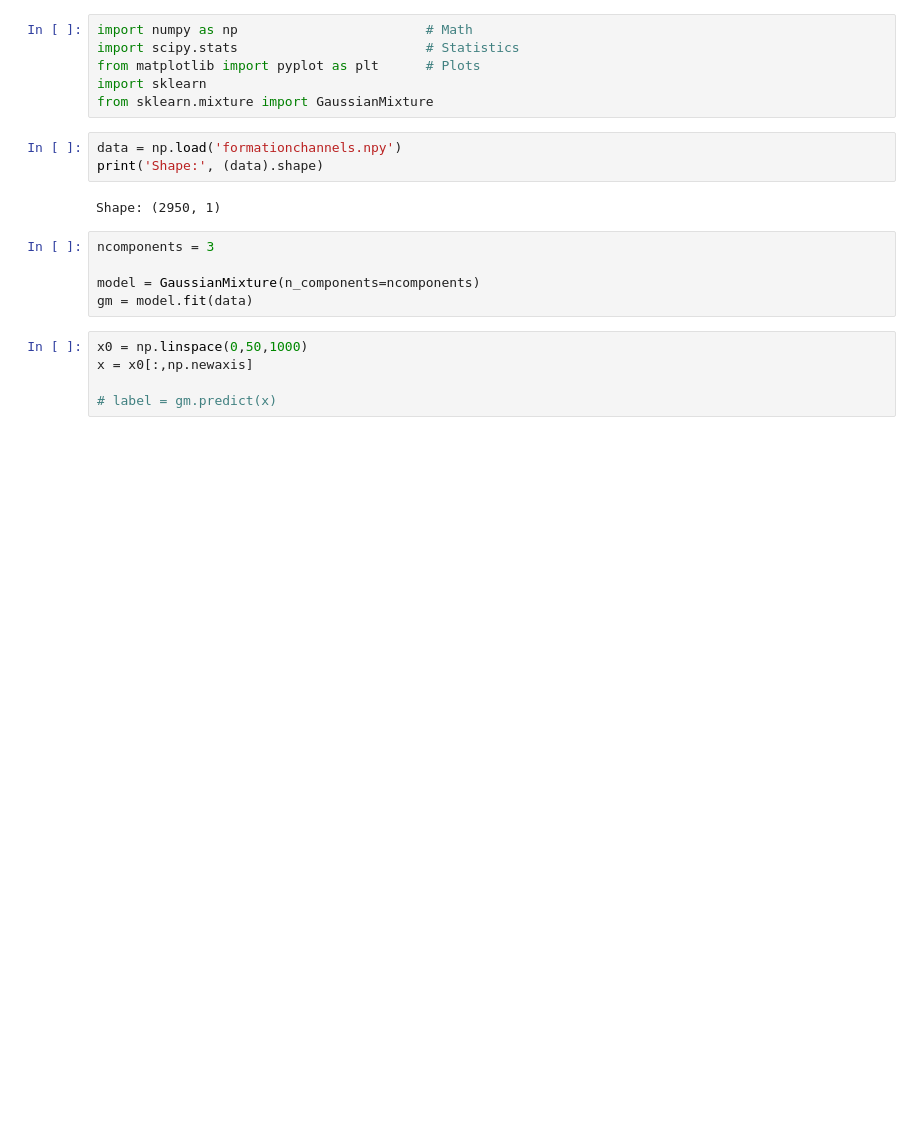
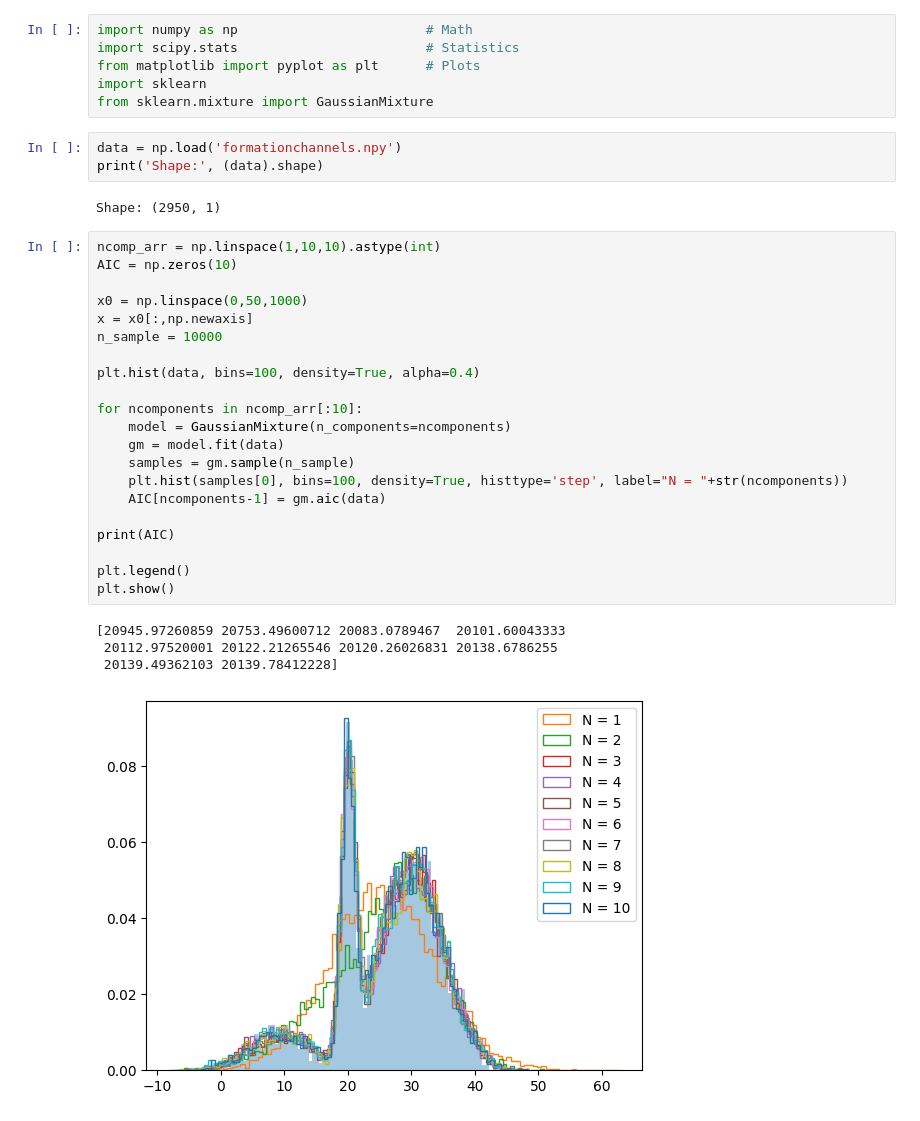
Before and after one commit to GiuliaConti/astrostatistics_bicocca_2024, a Jupyter notebook: working/E07_L06.ipynb, the cells around one changed output. Saved outputs shown, nothing was run; the diff lists cells and outputs as text; blank space fills up the shorter version.

```diff
--- a/working/E07_L06.ipynb
+++ b/working/E07_L06.ipynb
@@ -9,13 +9,29 @@ data = np.load('formationchannels.npy')
 print('Shape:', (data).shape)
 # %% [output]
 Shape: (2950, 1)
-# %%
-ncomponents = 3
-
-model = GaussianMixture(n_components=ncomponents)
-gm = model.fit(data)
-# %%
-x0 = np.linspace(0,50,1000)
-x = x0[:,np.newaxis]
-
-# label = gm.predict(x)
+# %%
+ncomp_arr = np.linspace(1,10,10).astype(int)
+AIC = np.zeros(10)
+
+x0 = np.linspace(0,50,1000)
+x = x0[:,np.newaxis]
+n_sample = 10000
+
+plt.hist(data, bins=100, density=True, alpha=0.4)
+
+for ncomponents in ncomp_arr[:10]:
+    model = GaussianMixture(n_components=ncomponents)
+    gm = model.fit(data)
+    samples = gm.sample(n_sample)
+    plt.hist(samples[0], bins=100, density=True, histtype='step', label="N = "+str(ncomponents))
+    AIC[ncomponents-1] = gm.aic(data)
+
+print(AIC)
+
+plt.legend()
+plt.show()
+# %% [output]
+[20945.97260859 20753.49600712 20083.0789467  20101.60043333
+ 20112.97520001 20122.21265546 20120.26026831 20138.6786255
+ 20139.49362103 20139.78412228]
+[figure, added]
```
Also changed, not shown: parts of 5 cells of this notebook, 1 other file.
